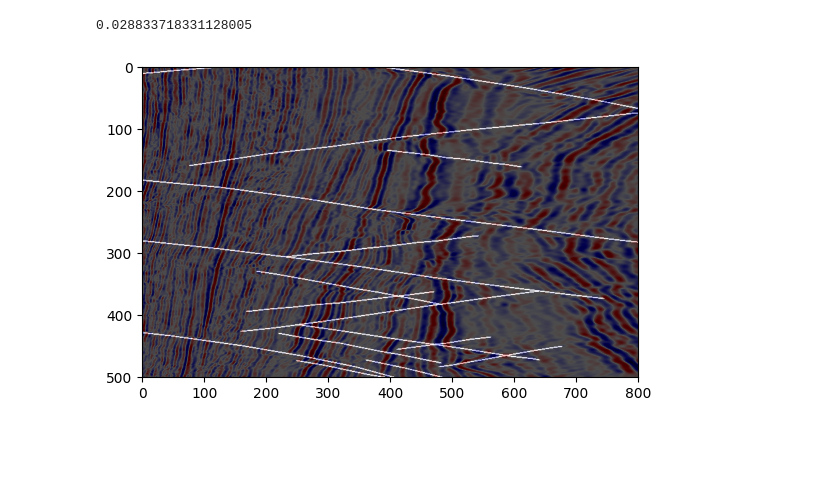
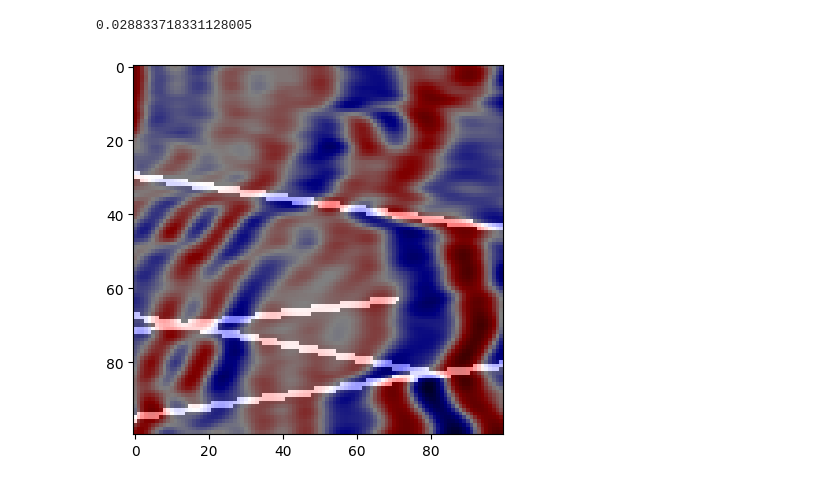
Before and after one commit to Kinlyran/Fault_Recong_zzr, a Jupyter notebook: data_explore.ipynb, the cells around one changed output. Cells and saved outputs as stored; diff of their text form; code cells hidden in the pictures; blank space fills up the shorter version.

```diff
--- a/data_explore.ipynb
+++ b/data_explore.ipynb
@@ -107,8 +107,8 @@ print(label.sum()/(label.shape[0] * label.shape[1]))
 # %% [output]
 0.028833718331128005
 # %%
-plt.imshow(image, cmap='seismic')
-plt.imshow(label, cmap='gray', alpha=0.7)
+plt.imshow(image[300:400, 400:500], cmap='seismic')
+plt.imshow(label[300:400, 400:500], cmap='gray', alpha=0.5)
 plt.show()
 # %% [output]
-[figure, old version]
+[figure, new version]
```
Also changed, not shown: parts of 2 cells of this notebook, 2 other files.
